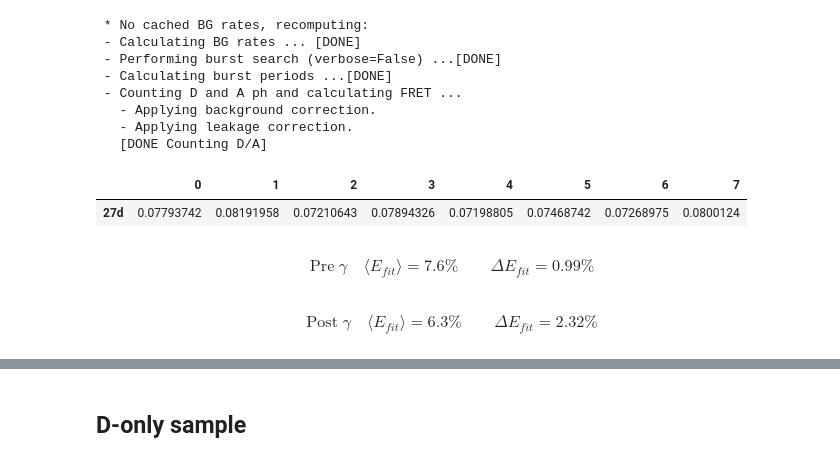
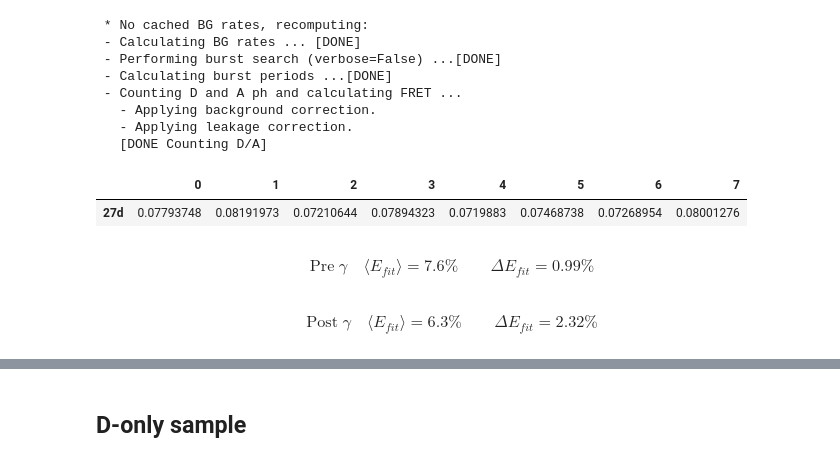
Before and after one commit to tritemio/multispot_paper_historical, a Jupyter notebook: Multi-spot 5-Samples analysis RAW.ipynb, the cells around one changed output, grey strips where cells are left out. Drawn from its saved outputs; the diff is of its cells as text; code cells hidden in the pictures.

Commit message:
Update multi-spot notebooks to new fit models/plots

```diff
--- a/Multi-spot 5-Samples analysis RAW.ipynb
+++ b/Multi-spot 5-Samples analysis RAW.ipynb
@@ -225,9 +228,5 @@ dx = dfs7
 # %%
-fitter = mfit.MultiFitter(dx.E)
-dx.E_fitter = fitter
+fitter = bext.bursts_fitter(dx)
 fitter.histogram(bins=np.r_[-0.2 : 1.2 : bandwidth])
 fitter.model = mfit.factory_two_gaussians(add_bridge=True, p2_center=0.8)
 fitter.fit_histogram()
-E_pr_fret.loc[data_id] = fitter.params['p2_center']
-display(E_pr_fret.loc[[data_id]])
-print_fit_report(E_pr_fret.loc[data_id], gamma=0.42, leakage=leakage, dir_ex_t=dir_ex_t)
@@ -299,8 +325,7 @@ dfs12 = Sel(d12, select_bursts.size, th1=30, gamma1=gamma1_sel)
 dfs12t = Sel(d12, select_bursts.topN_nda, N=3000, gamma1=gamma1_sel)
 dx = dfs12
 # %%
-fitter = mfit.MultiFitter(dx.E)
-dx.E_fitter = fitter
+fitter = bext.bursts_fitter(dx)
 fitter.histogram(bins=np.r_[-0.2 : 1.2 : bandwidth])
 fitter.model = mfit.factory_two_gaussians(add_bridge=True, p2_center=0.65)
 fitter.fit_histogram()
@@ -348,8 +369,7 @@ dfs17 = Sel(d17, select_bursts.size, th1=30, gamma1=gamma1_sel)
 dfs17t = Sel(d17, select_bursts.topN_nda, N=1000, gamma1=gamma1_sel)
 dx = dfs17
 # %%
-fitter = mfit.MultiFitter(dx.E)
-dx.E_fitter = fitter
+fitter = bext.bursts_fitter(dx)
 fitter.histogram(bins=np.r_[-0.2 : 1.2 : bandwidth])
 fitter.model = mfit.factory_two_gaussians(add_bridge=False, p2_center=0.4)
 fitter.fit_histogram()
@@ -394,8 +410,7 @@ dfs22 = Sel(d22, select_bursts.size, th1=30, gamma1=gamma1_sel)
 dfs22t = Sel(d22, select_bursts.topN_nda, N=300, gamma1=gamma1_sel)
 dx = dfs22
 # %%
-fitter = mfit.MultiFitter(dx.E)
-dx.E_fitter = fitter
+fitter = bext.bursts_fitter(dx)
 fitter.histogram(bins=np.r_[-0.2 : 1.2 : bandwidth])
 fitter.model = mfit.factory_gaussian()
 fitter.fit_histogram()
@@ -443,16 +454,15 @@ dfs27 = Sel(d27, select_bursts.size, th1=30, gamma1=gamma1_sel)
 dfs27t = Sel(d27, select_bursts.topN_nda, N=3000, gamma1=gamma1_sel)
 dx = dfs27
 # %%
-fitter = mfit.MultiFitter(dx.E)
-dx.E_fitter = fitter
+fitter = bext.bursts_fitter(dx)
 fitter.histogram(bins=np.r_[-0.2 : 1.2 : bandwidth])
 fitter.model = mfit.factory_asym_gaussian()
 fitter.fit_histogram()
 E_pr_fret.loc[data_id] = fitter.params['center']
 display(E_pr_fret.loc[[data_id]])
 print_fit_report(E_pr_fret.loc[data_id], gamma=0.42, leakage=leakage, dir_ex_t=dir_ex_t)
 # %% [output]
 |  | 0 | 1 | 2 | 3 | 4 | 5 | 6 | 7 |
-| 27d | 0.07793742 | 0.08191958 | 0.07210643 | 0.07894326 | 0.07198805 | 0.07468742 | 0.07268975 | 0.0800124 |
+| 27d | 0.07793748 | 0.08191973 | 0.07210644 | 0.07894323 | 0.0719883 | 0.07468738 | 0.07268954 | 0.08001276 |
 $$\text{Pre}\;\gamma\quad\langle{E}_{fit}\rangle = 7.6\% \qquad\Delta E_{fit} = 0.99 \%$$
 $$\text{Post}\;\gamma\quad\langle{E}_{fit}\rangle = 6.3\% \qquad\Delta E_{fit} = 2.32 \%$$
```
Also changed, not shown: parts of 38 cells of this notebook, 1 other file.
